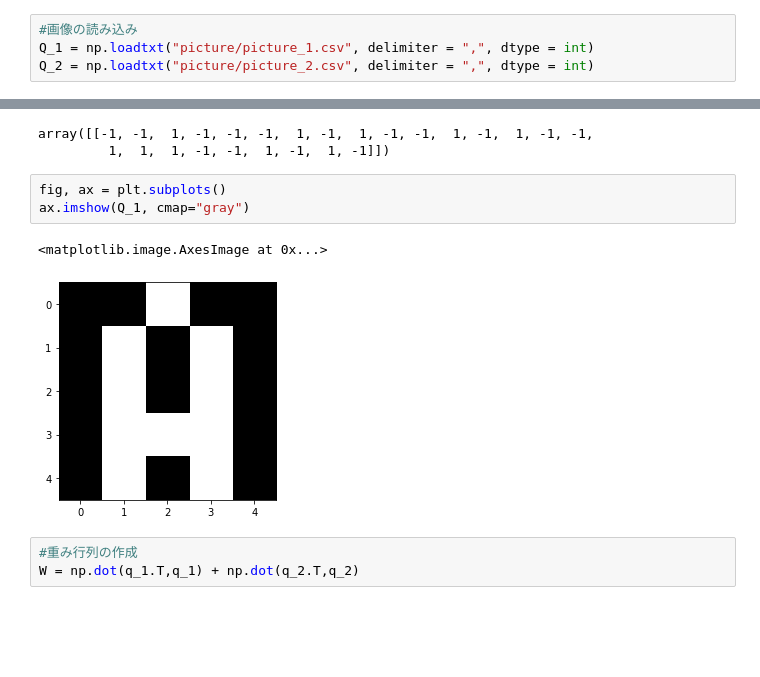
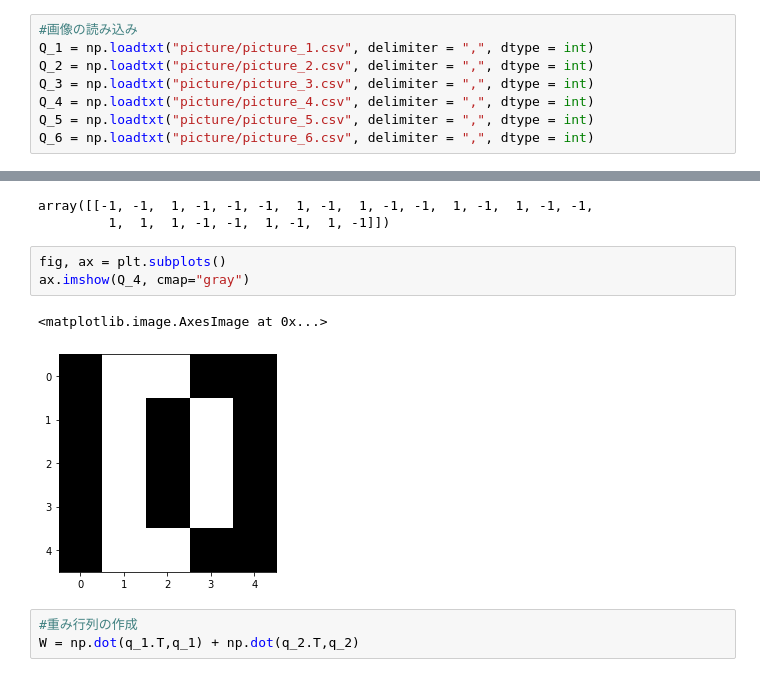
Before and after one commit to komei0727/hopfield_network, a Jupyter notebook: hopfield_network.ipynb, the cells around one changed output, grey strips where cells are left out. Cells and saved outputs as stored; diff of their text form; blank space fills up the shorter version.

```diff
--- a/hopfield_network.ipynb
+++ b/hopfield_network.ipynb
@@ -8,6 +8,10 @@ import matplotlib.gridspec as gridspec
 #画像の読み込み
 Q_1 = np.loadtxt("picture/picture_1.csv", delimiter = ",", dtype = int)
 Q_2 = np.loadtxt("picture/picture_2.csv", delimiter = ",", dtype = int)
+Q_3 = np.loadtxt("picture/picture_3.csv", delimiter = ",", dtype = int)
+Q_4 = np.loadtxt("picture/picture_4.csv", delimiter = ",", dtype = int)
+Q_5 = np.loadtxt("picture/picture_5.csv", delimiter = ",", dtype = int)
+Q_6 = np.loadtxt("picture/picture_6.csv", delimiter = ",", dtype = int)
 # %%
 q_1 = np.array([Q_1.flatten()])
 q_2 = np.array([Q_2.flatten()])
@@ -18,10 +22,10 @@ array([[-1, -1,  1, -1, -1, -1,  1, -1,  1, -1, -1,  1, -1,  1, -1, -1,
          1,  1,  1, -1, -1,  1, -1,  1, -1]])
 # %%
 fig, ax = plt.subplots()
-ax.imshow(Q_1, cmap="gray")
+ax.imshow(Q_4, cmap="gray")
 # %% [output]
 <matplotlib.image.AxesImage at 0x...>
-[figure, old version]
+[figure, new version]
 # %%
 #重み行列の作成
 W = np.dot(q_1.T,q_1) + np.dot(q_2.T,q_2)
```
Also changed, not shown: parts of 11 cells of this notebook, 2 other files.
